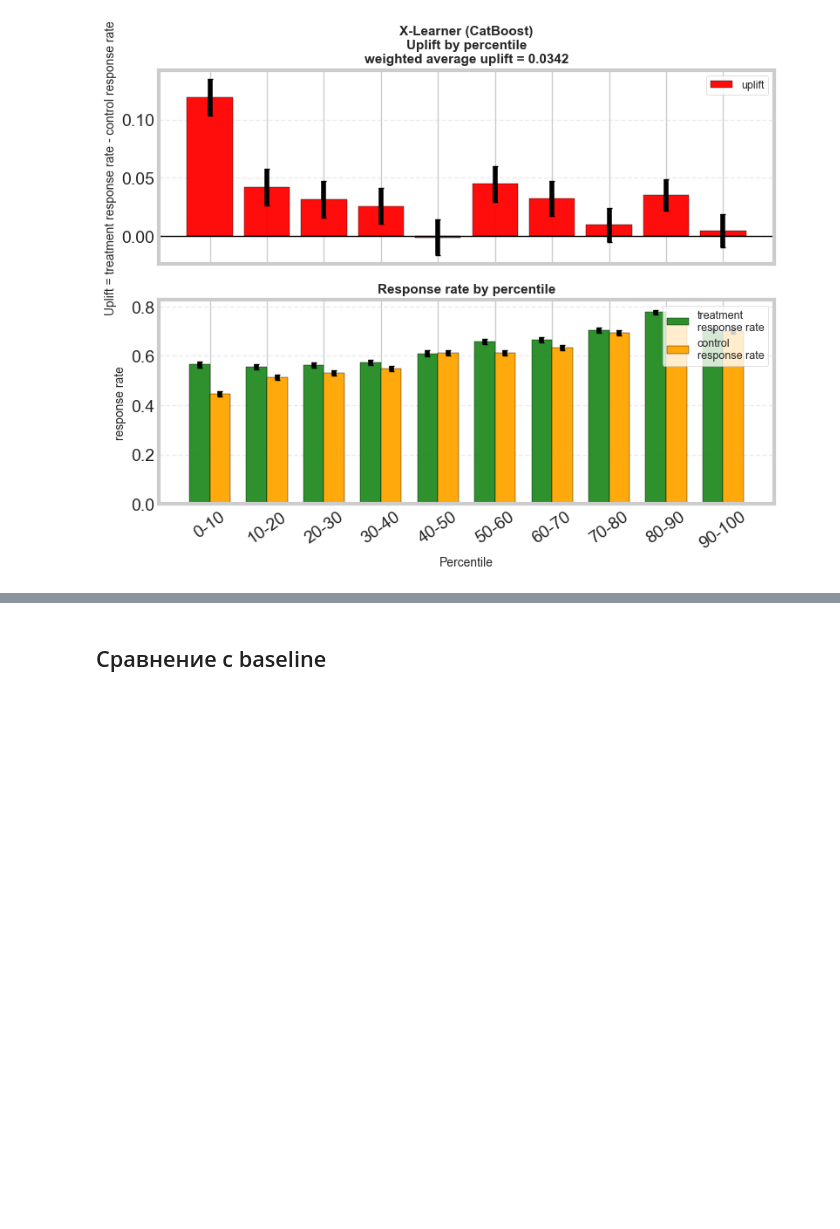
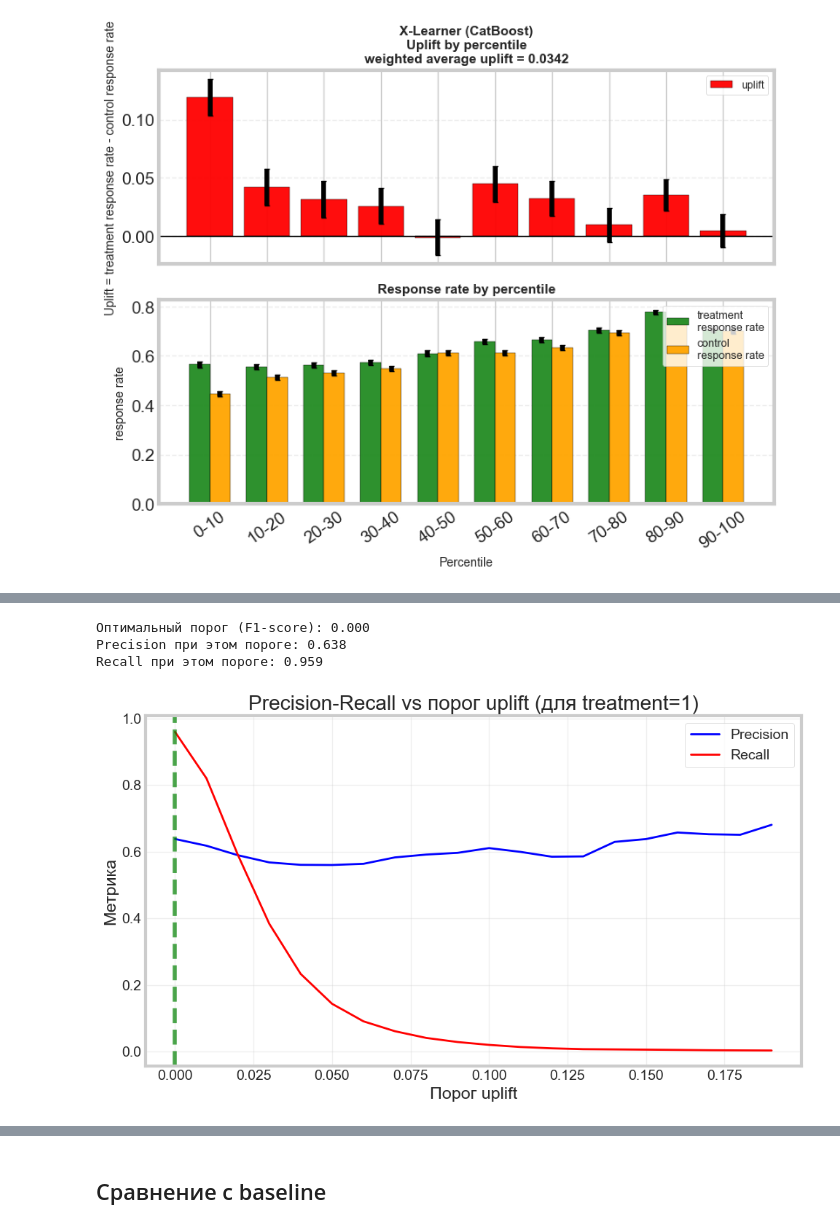
Before and after one commit to VShilovich/uplift-modeling-hse, a Jupyter notebook: mlflow/jupyter_notebooks/Experiments.ipynb, the cells around one changed output, grey strips where cells are left out. Saved outputs shown, nothing was run; the diff lists cells and outputs as text; code cells hidden in the pictures; blank space fills up the shorter version.

```diff
--- a/mlflow/jupyter_notebooks/Experiments.ipynb
+++ b/mlflow/jupyter_notebooks/Experiments.ipynb
@@ -581,0 +773,45 @@ with mlflow.start_run(run_id=run_id):
+# %%
+# Анализ чувствительности к порогу
+thresholds = np.arange(0, 0.2, 0.01)
+results = []
+
+for thresh in thresholds:
+    tp = ((preds_x_test > thresh) & (t_test_holdout == 1) & (y_test_holdout == 1)).sum()
+    fp = ((preds_x_test > thresh) & (t_test_holdout == 1) & (y_test_holdout == 0)).sum()
+    fn = ((preds_x_test <= thresh) & (t_test_holdout == 1) & (y_test_holdout == 1)).sum()
+
+    results.append({
+        'threshold': thresh,
+        'precision': tp / (tp + fp) if (tp + fp) > 0 else 0,
+        'recall': tp / (tp + fn) if (tp + fn) > 0 else 0,
+        'true_positives': tp,
+        'false_positives': fp,
+        'false_negatives': fn
+    })
+
+results_df = pd.DataFrame(results)
+
+fig, ax = plt.subplots(figsize=(10, 6))
+ax.plot(results_df['threshold'], results_df['precision'], 'b-', label='Precision', linewidth=2)
+ax.plot(results_df['threshold'], results_df['recall'], 'r-', label='Recall', linewidth=2)
+ax.set_xlabel('Порог uplift')
+ax.set_ylabel('Метрика')
+ax.set_title('Precision-Recall vs порог uplift (для treatment=1)')
+ax.legend()
+ax.grid(True, alpha=0.3)
+
+# Находим оптимальный порог
+optimal_idx = (results_df['precision'] + results_df['recall']).argmax()
+optimal_thresh = results_df.loc[optimal_idx, 'threshold']
+print(f"Оптимальный порог (F1-score): {optimal_thresh:.3f}")
+print(f"Precision при этом пороге: {results_df.loc[optimal_idx, 'precision']:.3f}")
+print(f"Recall при этом пороге: {results_df.loc[optimal_idx, 'recall']:.3f}")
+
+plt.axvline(x=optimal_thresh, color='green', linestyle='--', alpha=0.7)
+plt.tight_layout()
+plt.show()
+# %% [output]
+Оптимальный порог (F1-score): 0.000
+Precision при этом пороге: 0.638
+Recall при этом пороге: 0.959
+[figure, added]
```
Also changed, not shown: parts of 8 cells of this notebook.
